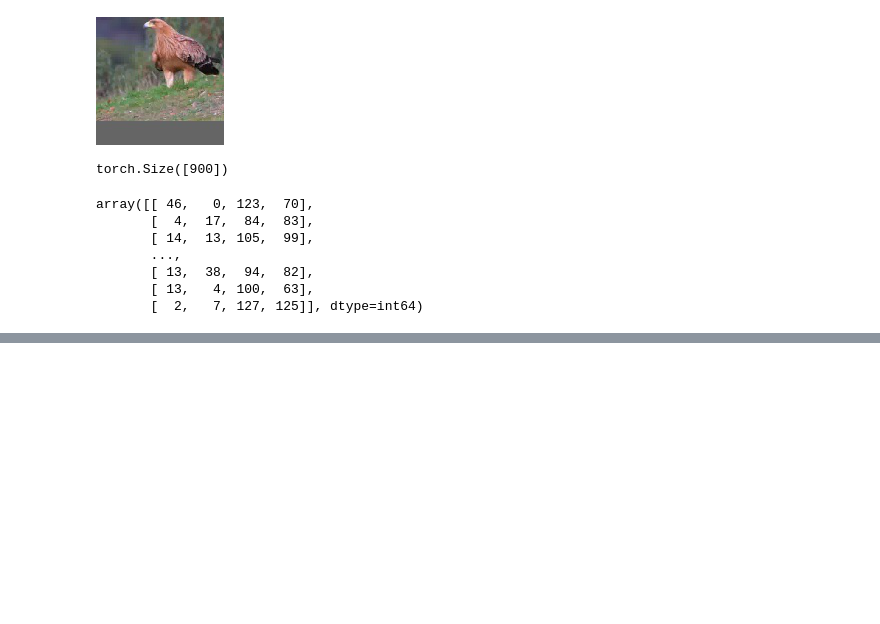
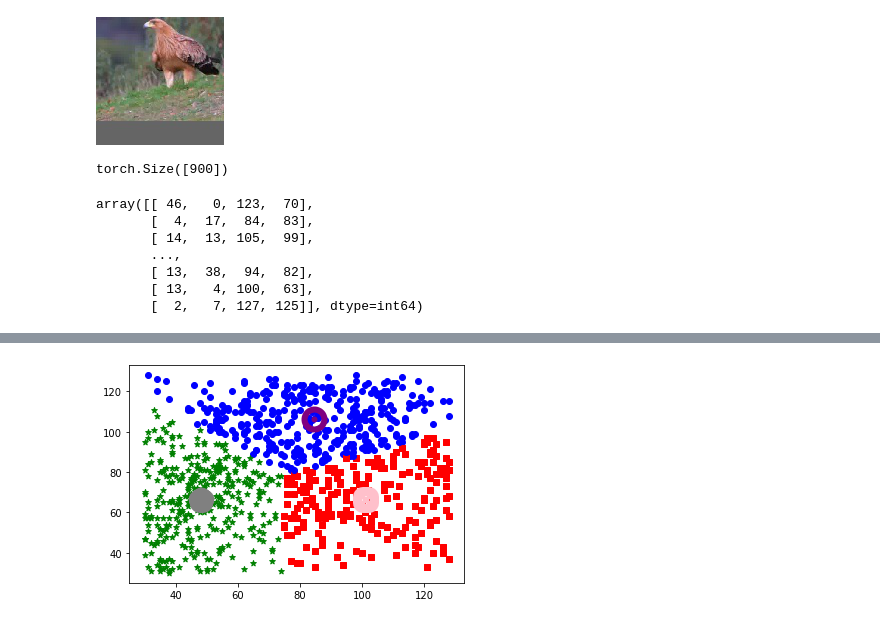
Before and after one commit to Coobiw/Single-Object-Localization, a Jupyter notebook: test_for_dataset.ipynb, the cells around one changed output, grey strips where cells are left out. Drawn from its saved outputs; the diff is of its cells as text; code cells hidden in the pictures; blank space fills up the shorter version.

```diff
--- a/test_for_dataset.ipynb
+++ b/test_for_dataset.ipynb
@@ -89,0 +146,23 @@ bbox_h.mean(axis=0),bbox_w.mean(axis=0)
+# %%
+plt.figure()
+color_list = ['red','blue','green']
+marker_list = ['s','o','*']
+color_list2 = ['pink','purple','gray']
+
+
+distance_0 = np.power(bbox_hw - centroid[0].reshape(1,2),2).sum(axis=1,keepdims=True)
+distance_1 = np.power(bbox_hw - centroid[1].reshape(1,2),2).sum(axis=1,keepdims=True)
+distance_2 = np.power(bbox_hw - centroid[2].reshape(1,2),2).sum(axis=1,keepdims=True)
+
+distance_matrix = np.concatenate((distance_0,distance_1,distance_2),axis=1)
+min_indices = distance_matrix.argmin(axis=1)
+
+for idx in range(bbox_hw.shape[0]):
+    plt.scatter(bbox_hw[idx,0],bbox_hw[idx,1],marker=marker_list[min_indices[idx]],color = color_list[min_indices[idx]],linewidth=1)
+
+for i in range(3):
+    plt.scatter(centroid[i,0],centroid[i,1],marker=marker_list[i],linewidth=20,color=color_list2[i])
+
+plt.show()
+# %% [output]
+[figure, added]
```
Also changed, not shown: parts of 4 cells of this notebook, 9 other files.
